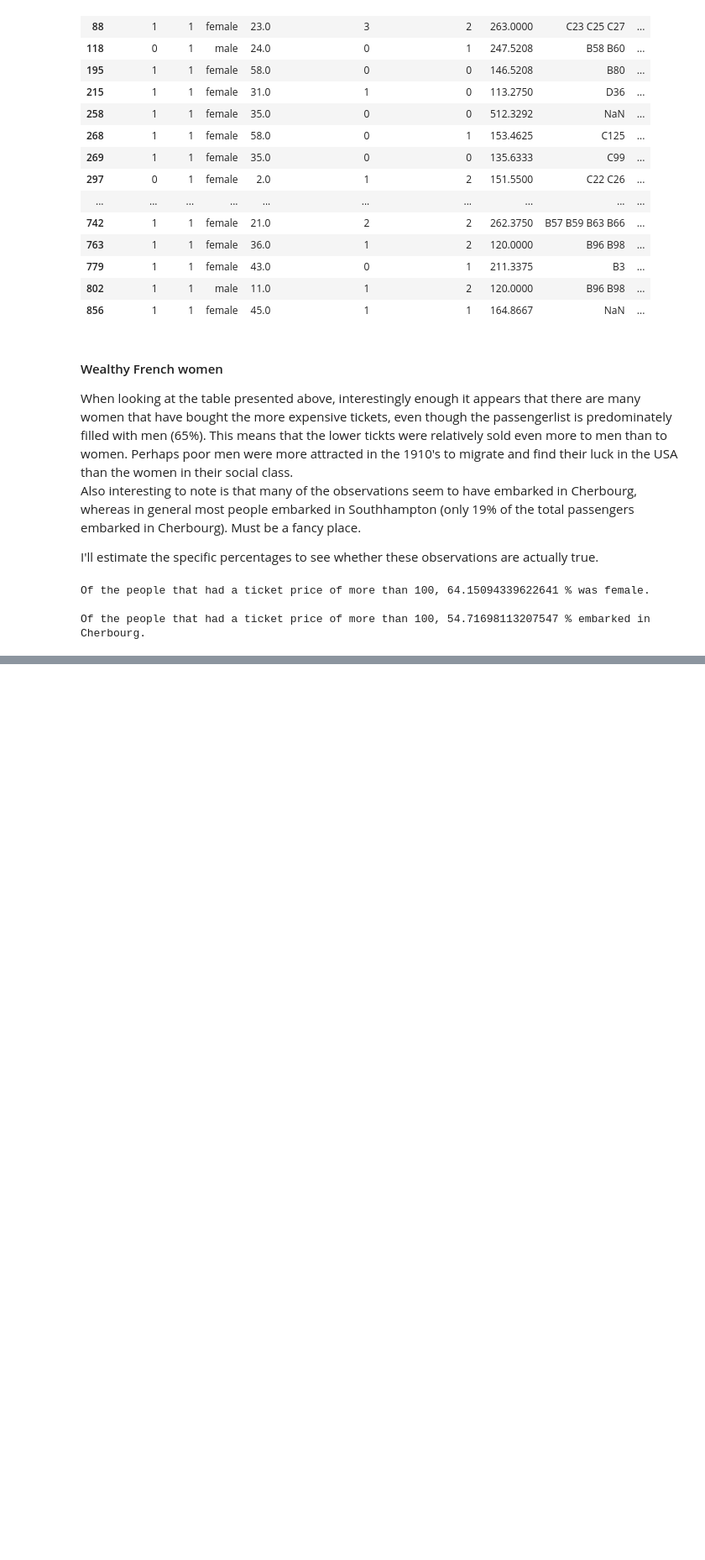
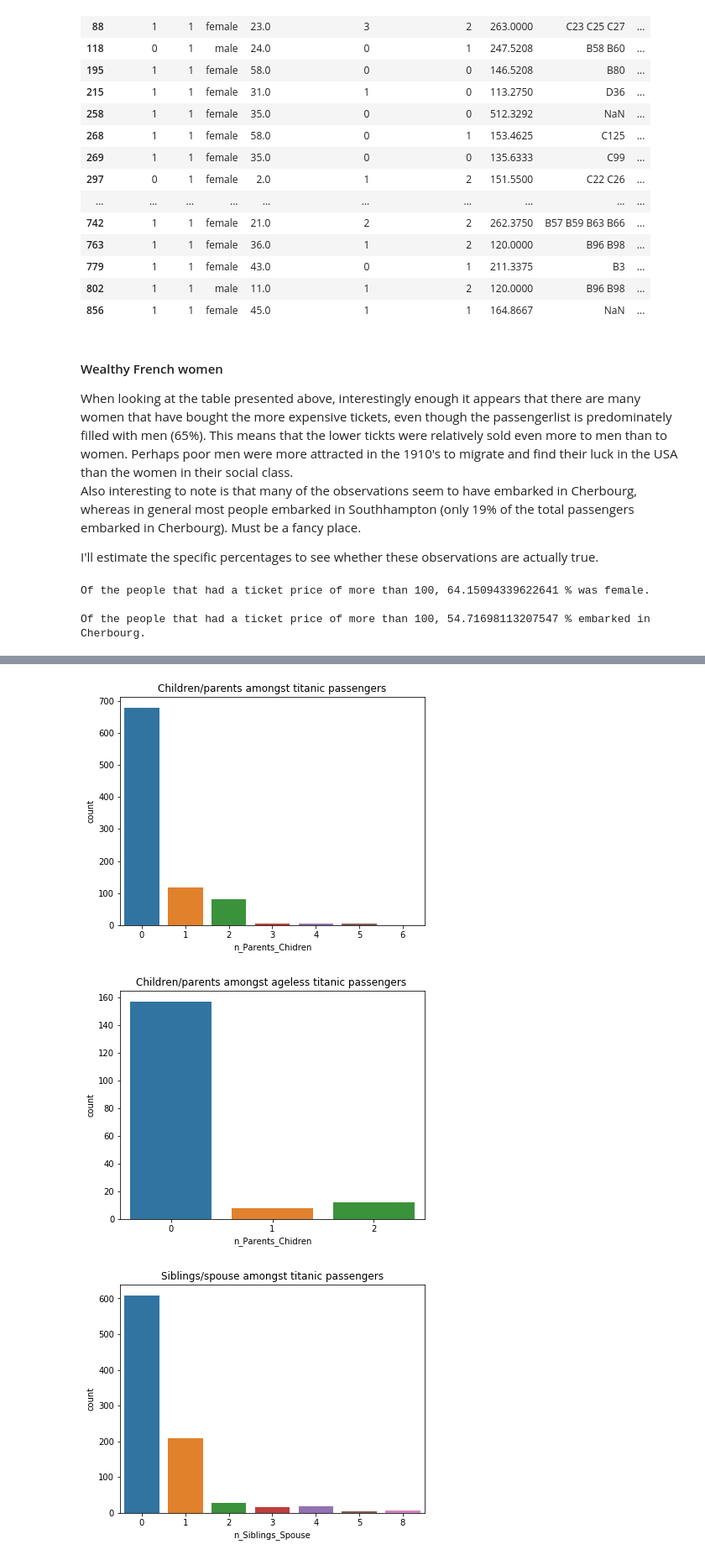
Before and after one commit to JJeroenjeroen/Titanic-Survival, a Jupyter notebook: Code/Titanic Exploratory Analysis.ipynb, the cells around one changed output, grey strips where cells are left out. Shown: that part at 84% size. Saved outputs shown, nothing was run; the diff lists cells and outputs as text; code cells hidden in the pictures; blank space fills up the shorter version.

```diff
--- a/Code/Titanic Exploratory Analysis.ipynb
+++ b/Code/Titanic Exploratory Analysis.ipynb
@@ -248,0 +276,18 @@ Of the people that had a ticket price of more than 100, 54.71698113207547 % emba
+# %%
+#full dataset children/parent distribution
+sns.countplot(titanic.n_Parents_Chidren).set_title('Children/parents amongst titanic passengers')
+plt.show()
+#ageless children/parent distribution
+sns.countplot(NaN_ages.n_Parents_Chidren).set_title('Children/parents amongst ageless titanic passengers ')
+plt.show()
+
+#full dataset sibling/spouse distribution
+sns.countplot(titanic.n_Siblings_Spouse).set_title('Siblings/spouse amongst titanic passengers')
+plt.show()
+#ageless sibling/spouse distribution
+sns.countplot(NaN_ages.n_Siblings_Spouse).set_title('Siblings/spouse amongst ageless titanic passengers')
+plt.show()
+# %% [output]
+[figure, added]
+[figure, added]
+[figure, added]
```
Also changed, not shown: parts of 8 cells of this notebook.
